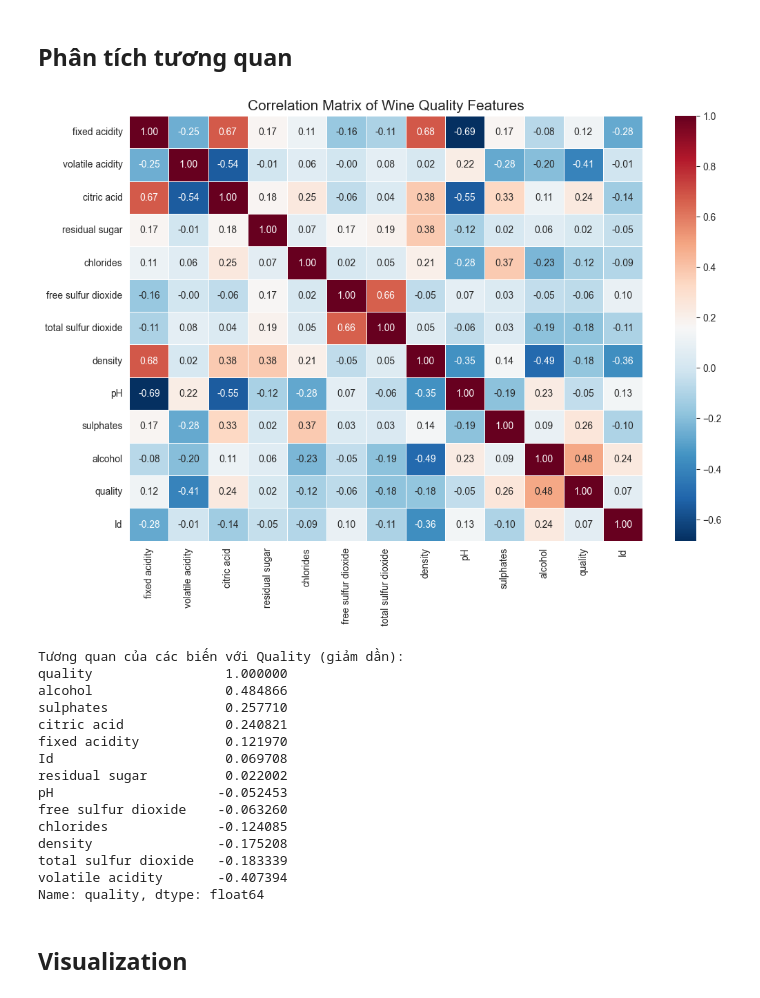
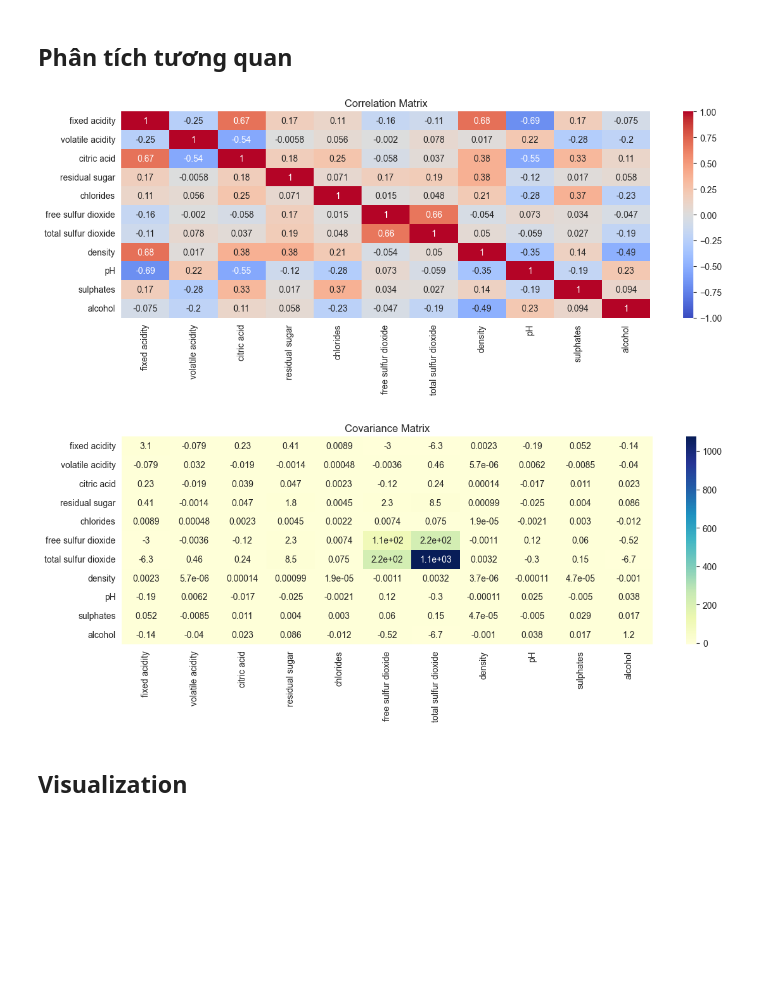
Before and after one commit to ducan0206/Multivariate-Statistical-Analysis, a Jupyter notebook: notebooks/01_descriptive_stats.ipynb, the cells around one changed output. Cells and saved outputs as stored; diff of their text form; code cells hidden in the pictures; blank space fills up the shorter version.

```diff
--- a/notebooks/01_descriptive_stats.ipynb
+++ b/notebooks/01_descriptive_stats.ipynb
@@ -5,15 +5,21 @@
 2. Tính toán các đại lượng thống kê: Mean, Variance cho Quần thể và Mẫu.
 3. Phân tích hệ số tương quan giữa các biến.
 # %%
-import pandas
+import pandas as pd
 import numpy as np
 import matplotlib.pyplot as plt
 import seaborn as sns
+import sys
+import os
+
+sys.path.append(os.path.abspath(".."))
+from source.utils import mean, variance, standard_deviation, covariance, correlation
 
 sns.set_style("whitegrid")
 
 try:
-    df = pandas.read_csv("../data/WineQT.csv")
+    df = pd.read_csv("../data/WineQT.csv")
+    features = df.drop(columns=["quality", "Id"])
     print("Tải dữ liệu thành công.")
 except FileNotFoundError:
     print("không tìm thấy file dữ liệu. Vui lòng kiểm tra lại đường dẫn.")
@@ -96,35 +124,37 @@ So sánh biến 'alcohol' giữa Population và Sample:
 # %% [markdown]
 ## Phân tích tương quan
 # %%
-# Correlation Matrix
-corr_matrix = df.corr()
+# Correlation Matrix & Correlation
+var_list = features.columns.tolist()
+p = len(var_list)
 
-# Vẽ Heatmap
-plt.figure(figsize=(12, 8))
-sns.heatmap(corr_matrix, annot=True, cmap='RdBu_r', fmt='.2f', linewidths=0.5)
-plt.title('Correlation Matrix of Wine Quality Features', fontsize=15)
+corr_matrix = np.zeros((p, p))
+cov_matrix = np.zeros((p, p))
+
+for i, vi in enumerate(var_list):
+    for j, vj in enumerate(var_list):
+        cov_matrix[i, j] = covariance(features[vi], features[vj], is_population=False)
+        corr_matrix[i, j] = correlation(features[vi], features[vj])
+
+cov_df = pd.DataFrame(cov_matrix, index=var_list, columns=var_list)
+corr_df = pd.DataFrame(corr_matrix, index=var_list, columns=var_list)
+
+plt.figure(figsize=(12, 5))
+plt.subplot(1, 1, 1)
+sns.heatmap(corr_df, annot=True, cmap="coolwarm", vmin=-1, vmax=1)
+plt.title("Correlation Matrix")
+plt.tight_layout()
 plt.show()
 
-# Trích xuất các biến có tương quan mạnh nhất với Quality
-print("Tương quan của các biến với Quality (giảm dần):")
-print(corr_matrix['quality'].sort_values(ascending=False))
+plt.figure(figsize=(12, 5))
+plt.subplot(1, 1, 1)
+sns.heatmap(cov_df, annot=True, cmap="YlGnBu")
+plt.title("Covariance Matrix")
+plt.tight_layout()
+plt.show()
 # %% [output]
-[figure, old version]
+[figure, new version]
-Tương quan của các biến với Quality (giảm dần):
-quality                 1.000000
-alcohol                 0.484866
-sulphates               0.257710
-citric acid             0.240821
-fixed acidity           0.121970
-Id                      0.069708
-residual sugar          0.022002
-pH                     -0.052453
-free sulfur dioxide    -0.063260
-chlorides              -0.124085
-density                -0.175208
-total sulfur dioxide   -0.183339
-volatile acidity       -0.407394
-Name: quality, dtype: float64
+[figure, added]
 # %% [markdown]
 ## Visualization
 # %%
```
Also changed, not shown: parts of 6 cells of this notebook.
